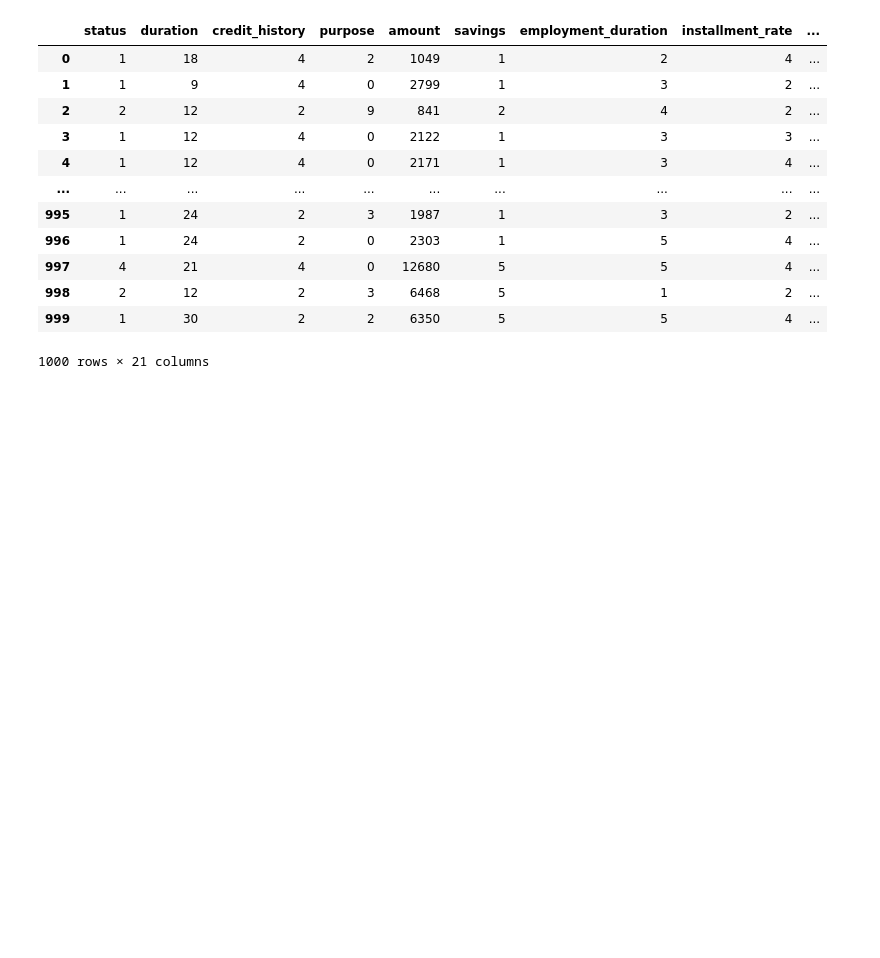
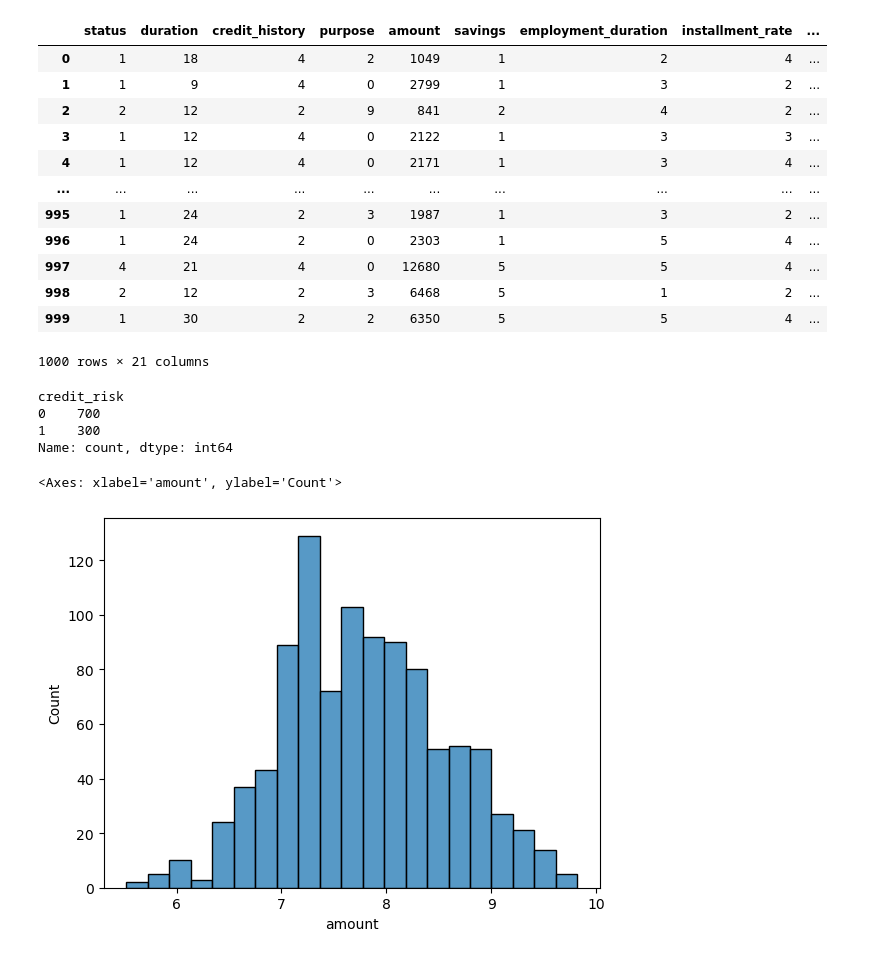
Before and after one commit to Grzesiesz/Credit-Risk-Prediction, a Jupyter notebook: south_german_credit/notebooks/Modeling.ipynb, the cells around one changed output. Drawn from its saved outputs; the diff is of its cells as text; code cells hidden in the pictures; blank space fills up the shorter version.

```diff
--- a/south_german_credit/notebooks/Modeling.ipynb
+++ b/south_german_credit/notebooks/Modeling.ipynb
@@ -21,3 +27,19 @@ df
 | 998 | 2 | 12 | 2 | 3 | 6468 | 5 | 1 | 2 | ... |
 | 999 | 1 | 30 | 2 | 2 | 6350 | 5 | 5 | 4 | ... |
 1000 rows × 21 columns
+# %%
+df['credit_risk'] = df['credit_risk'].map({0:1, 1:0})
+# %%
+df['credit_risk'].value_counts()
+# %% [output]
+credit_risk
+0    700
+1    300
+Name: count, dtype: int64
+# %%
+df['amount'] = np.log(df['amount'])
+# %%
+sns.histplot(data = df, x = 'amount')
+# %% [output]
+<Axes: xlabel='amount', ylabel='Count'>
+[figure, added]
```
Also changed, not shown: parts of 16 cells of this notebook.
